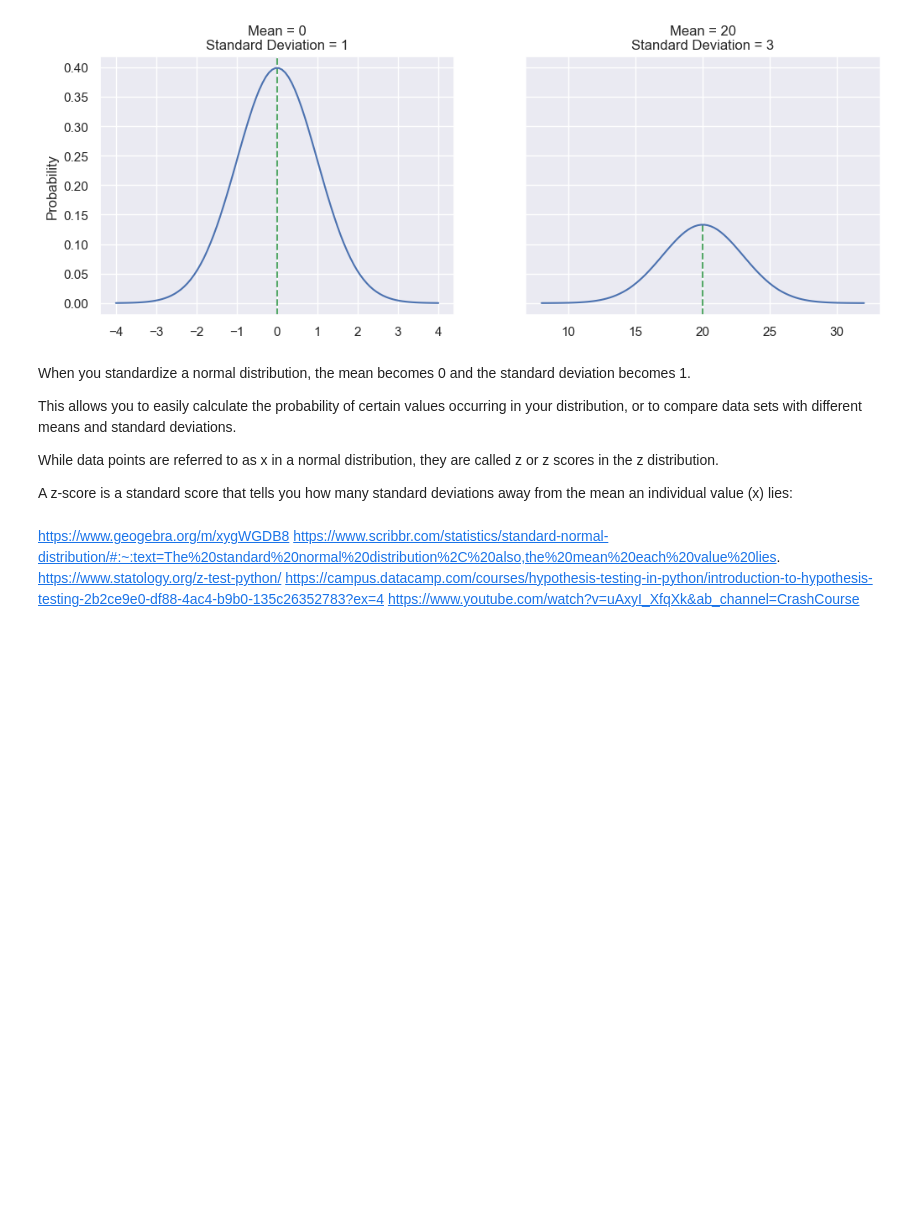
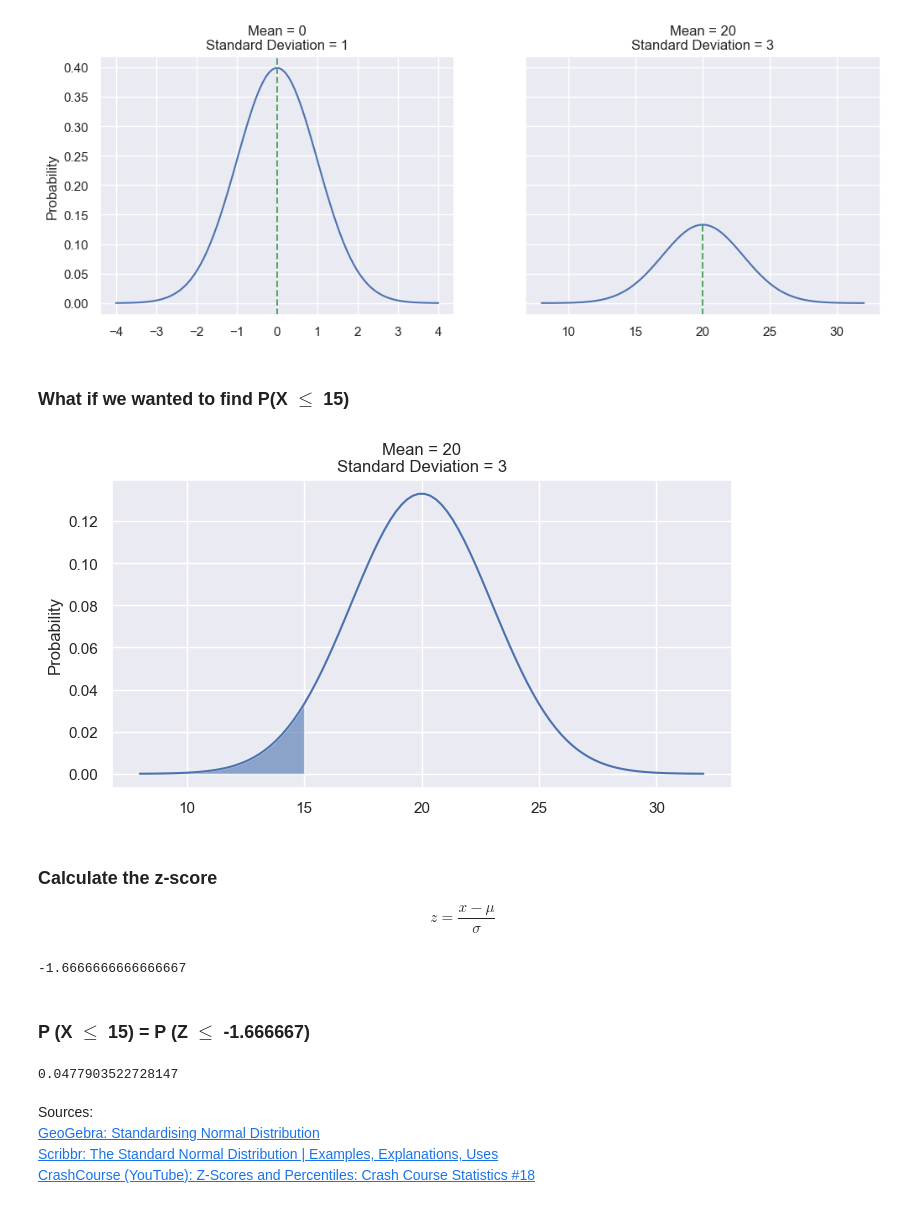
Before and after one commit to ShaneOG2/fund-data-analysis-assessment, a Jupyter notebook: Practicals/Normal Distribution Notebook.ipynb, the cells around one changed output. Saved outputs shown, nothing was run; the diff lists cells and outputs as text; code cells hidden in the pictures; blank space fills up the shorter version.

Commit message:
Normal distribution and readme updated.

```diff
--- a/Practicals/Normal Distribution Notebook.ipynb
+++ b/Practicals/Normal Distribution Notebook.ipynb
@@ -1046,17 +1029,43 @@ ax2.title.set_text('Mean = 20\nStandard Deviation = 3')
 ax2.plot(x2, y2);
 # %% [output]
 [figure]
-# %% [markdown]
-When you standardize a normal distribution, the mean becomes 0 and the standard deviation becomes 1.
-
-This allows you to easily calculate the probability of certain values occurring in your distribution, or to compare data sets with different means and standard deviations.
-
-While data points are referred to as x in a normal distribution, they are called z or z scores in the z distribution.
-
-A z-score is a standard score that tells you how many standard deviations away from the mean an individual value (x) lies:
+# %% [markdown]
+### What if we wanted to find P(X $\le$ 15)
+# %%
+# Set figure size
+fig, ax1 = plt.subplots(figsize=(8,4))
+
+# Set titles and labels.
+ax1.title.set_text('Mean = 20\nStandard Deviation = 3')
+ax1.set_ylabel('Probability')
+
+# x is 100 points between 8 and 15. y is the probaility at these points
+below15x = np.linspace(8.0, 15.0, 100)
+below15y = ss.norm.pdf(below15x, mu2, sigma2)
+
+# Fill under the curve with pink which is 9.4% of the area under the curve.
+ax1.fill_between(below15x, 0, below15y, facecolor="b", alpha=0.6)
+
+# Plot
+ax1.plot(x2, y2);
+# %% [output]
+[figure, added]
+# %% [markdown]
+### Calculate the z-score
+$$z = \frac{x - \mu}{\sigma}$$
+# %%
+z = (15.0 - mu2) / sigma2
+z
+# %% [output]
+-1.6666666666666667
+# %% [markdown]
+### P (X $\le$ 15) = P (Z $\le$ -1.666667)
+# %%
+ss.norm.cdf(z, 0.0, 1.0)
+# %% [output]
+0.0477903522728147
 # %% [markdown]
-https://www.geogebra.org/m/xygWGDB8
-https://www.scribbr.com/statistics/standard-normal-distribution/#:~:text=The%20standard%20normal%20distribution%2C%20also,the%20mean%20each%20value%20lies.
-https://www.statology.org/z-test-python/
-https://campus.datacamp.com/courses/hypothesis-testing-in-python/introduction-to-hypothesis-testing-2b2ce9e0-df88-4ac4-b9b0-135c26352783?ex=4
-https://www.youtube.com/watch?v=uAxyI_XfqXk&ab_channel=CrashCourse
+Sources: <br>
+<a href="https://www.geogebra.org/m/xygWGDB8" target="_blank">GeoGebra: Standardising Normal Distribution</a> <br>
+<a href="https://www.scribbr.com/statistics/standard-normal-distribution/#:~:text=The%20standard%20normal%20distribution%2C%20also,the%20mean%20each%20value%20lies" target="_blank">Scribbr: The Standard Normal Distribution | Examples, Explanations, Uses</a> <br>
+<a href="https://www.youtube.com/watch?v=uAxyI_XfqXk&ab_channel=CrashCourse" target="_blank">CrashCourse (YouTube): Z-Scores and Percentiles: Crash Course Statistics #18</a>
```
Also changed, not shown: parts of 12 cells of this notebook, 1 other file.
